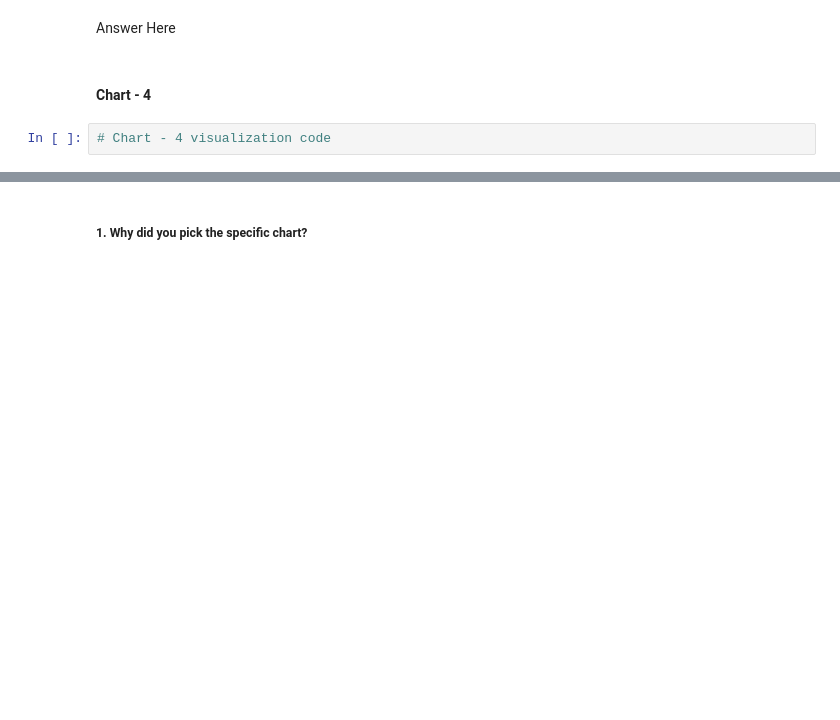
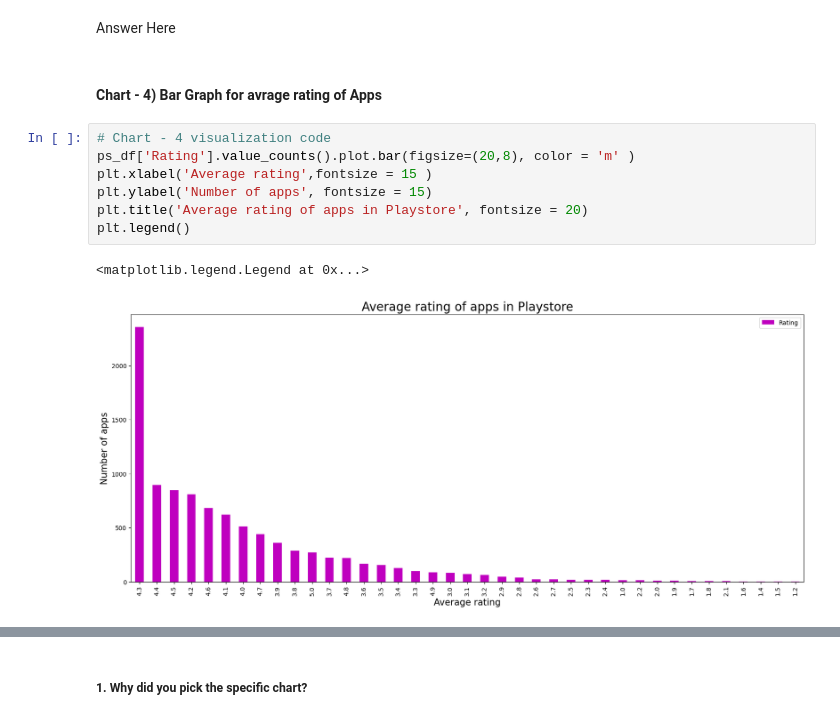
Before and after one commit to primeomkar/Capstone-project-EDA-by-Omkar, a Jupyter notebook: Play_Store_App_Review_Analysis(EDA)_.ipynb, the cells around one changed output, grey strips where cells are left out. Saved outputs shown, nothing was run; the diff lists cells and outputs as text; blank space fills up the shorter version.

```diff
--- a/Play_Store_App_Review_Analysis(EDA)_.ipynb
+++ b/Play_Store_App_Review_Analysis(EDA)_.ipynb
@@ -947,6 +1033,14 @@ Are there any insights that lead to negative growth? Justify with specific reaso
 # %% [markdown]
 Answer Here
 # %% [markdown]
-#### Chart - 4
+#### Chart - 4) Bar Graph for avrage rating of Apps
-# %%
-# Chart - 4 visualization code
+# %%
+# Chart - 4 visualization code
+ps_df['Rating'].value_counts().plot.bar(figsize=(20,8), color = 'm' )
+plt.xlabel('Average rating',fontsize = 15 )
+plt.ylabel('Number of apps', fontsize = 15)
+plt.title('Average rating of apps in Playstore', fontsize = 20)
+plt.legend()
+# %% [output]
+<matplotlib.legend.Legend at 0x...>
+[figure, added]
```
Also changed, not shown: parts of 115 cells of this notebook.
